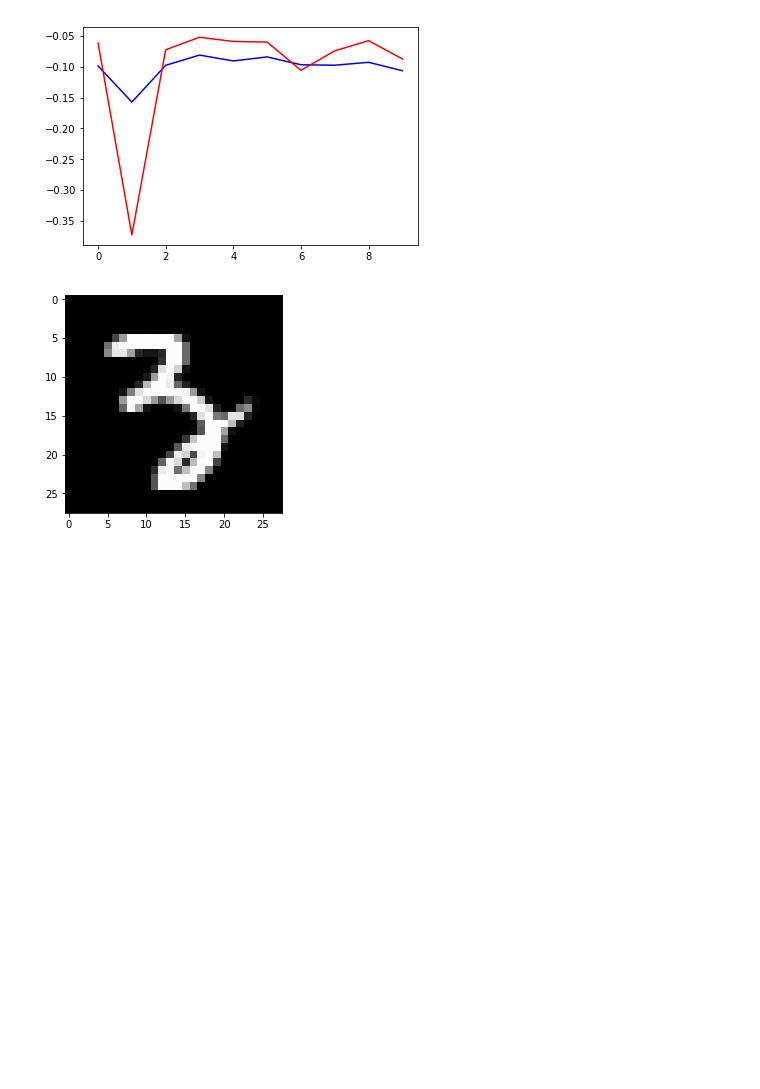
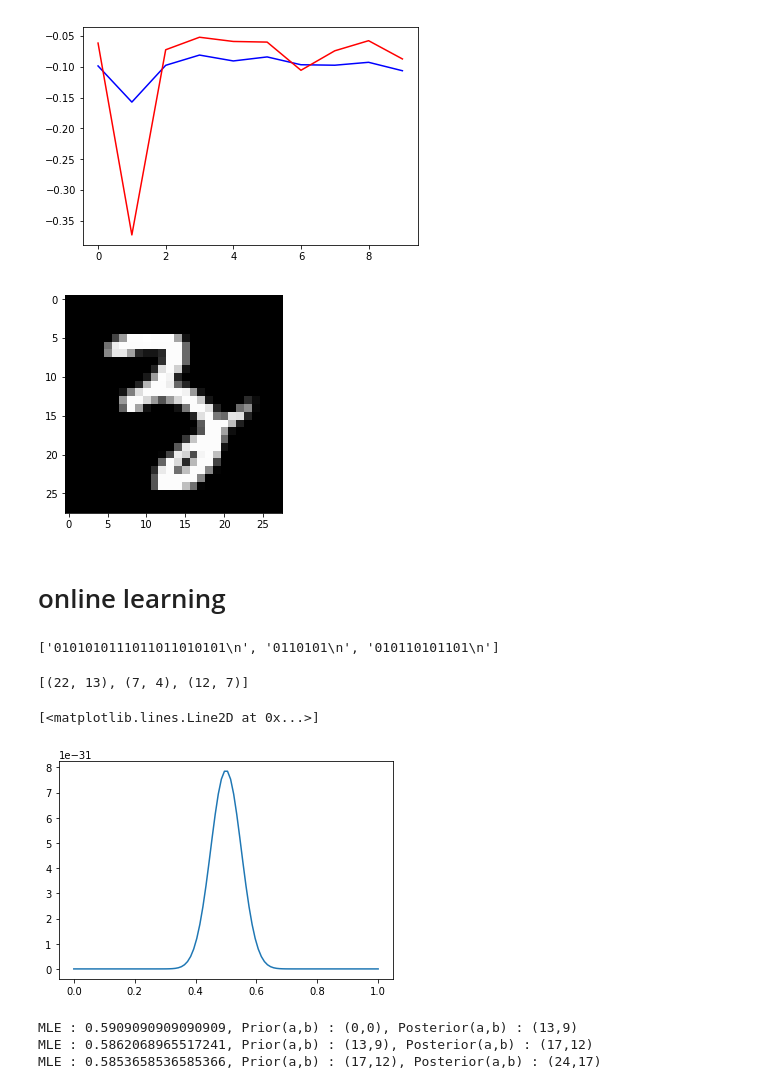
Before and after one commit to csielee/2018ML, a Jupyter notebook: HW2/HW2.ipynb, the cells around one changed output. Drawn from its saved outputs; the diff is of its cells as text; code cells hidden in the pictures; blank space fills up the shorter version.

Commit message:
Finish online learning with beta function

```diff
--- a/HW2/HW2.ipynb
+++ b/HW2/HW2.ipynb
@@ -272,3 +272,57 @@ plt.plot(range(10), Normalize(Posterior_G[87]), 'r')
 showBytesImage(test_images.datas[87])
 # %% [output]
 [figure]
+# %% [markdown]
+# online learning
+# %%
+online_datas = []
+
+with open('datas.txt', 'r') as f :
+    datas = f.readlines()
+    for item in datas:
+        item = item[:-1]
+        N = len(item)
+        m = 0
+        for i in item:
+            if i == '1':
+                m += 1
+        online_datas.append((N, m))
+
+print(datas)
+online_datas
+# %% [output]
+['0101010111011011010101\n', '0110101\n', '010110101101\n']
+[(22, 13), (7, 4), (12, 7)]
+# %%
+def Beta(a, b):
+    return lambda x : (x**(a-1)) * ((1-x)**(b-1)) * Gamma(a + b) / (Gamma(a) * Gamma(b))
+
+def Gamma(x):
+    return factorial(x - 1)
+
+def Likelihood(p, N, m):
+    return (p**m)*((1-p)**(N-m))
+# %%
+x = np.linspace(0,1,100)
+b = Beta(100,3)
+#plt.plot(x, [b(i) for i in x])
+plt.plot(x, [Likelihood(i, 100, 50) for i in x])
+# %% [output]
+[<matplotlib.lines.Line2D at 0x...>]
+[figure, added]
+# %%
+# initial parameter
+
+beta_a = 0
+beta_b = 0
+
+for N,m in online_datas:
+    prior_a = beta_a
+    prior_b = beta_b
+    beta_a += m
+    beta_b += N-m
+    print("MLE : {}, Prior(a,b) : ({},{}), Posterior(a,b) : ({},{})".format(beta_a/(beta_a + beta_b), prior_a, prior_b, beta_a, beta_b))
+# %% [output]
+MLE : 0.5909090909090909, Prior(a,b) : (0,0), Posterior(a,b) : (13,9)
+MLE : 0.5862068965517241, Prior(a,b) : (13,9), Posterior(a,b) : (17,12)
+MLE : 0.5853658536585366, Prior(a,b) : (17,12), Posterior(a,b) : (24,17)
```
Also changed, not shown: parts of 3 cells of this notebook, 1 other file.
